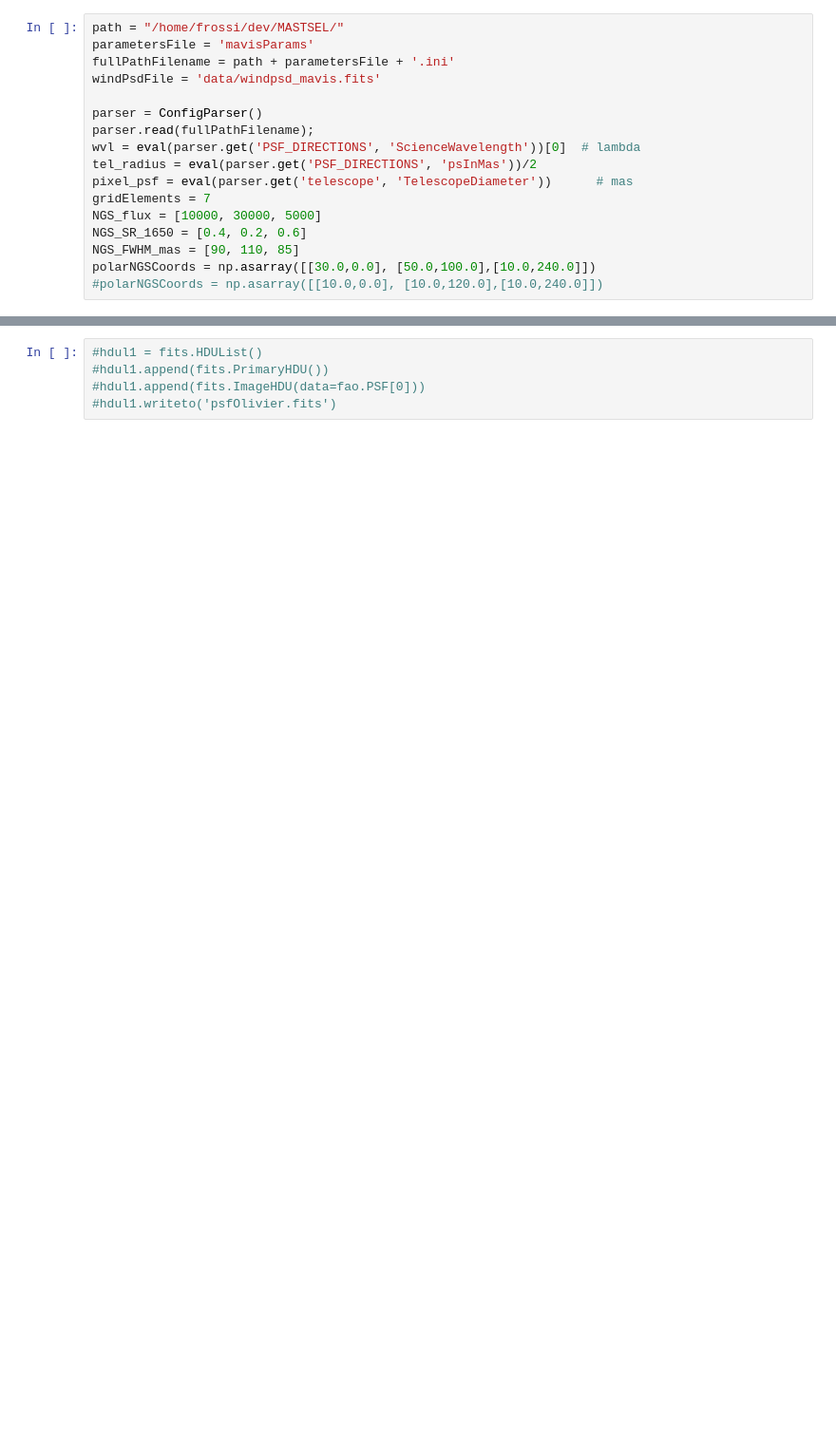
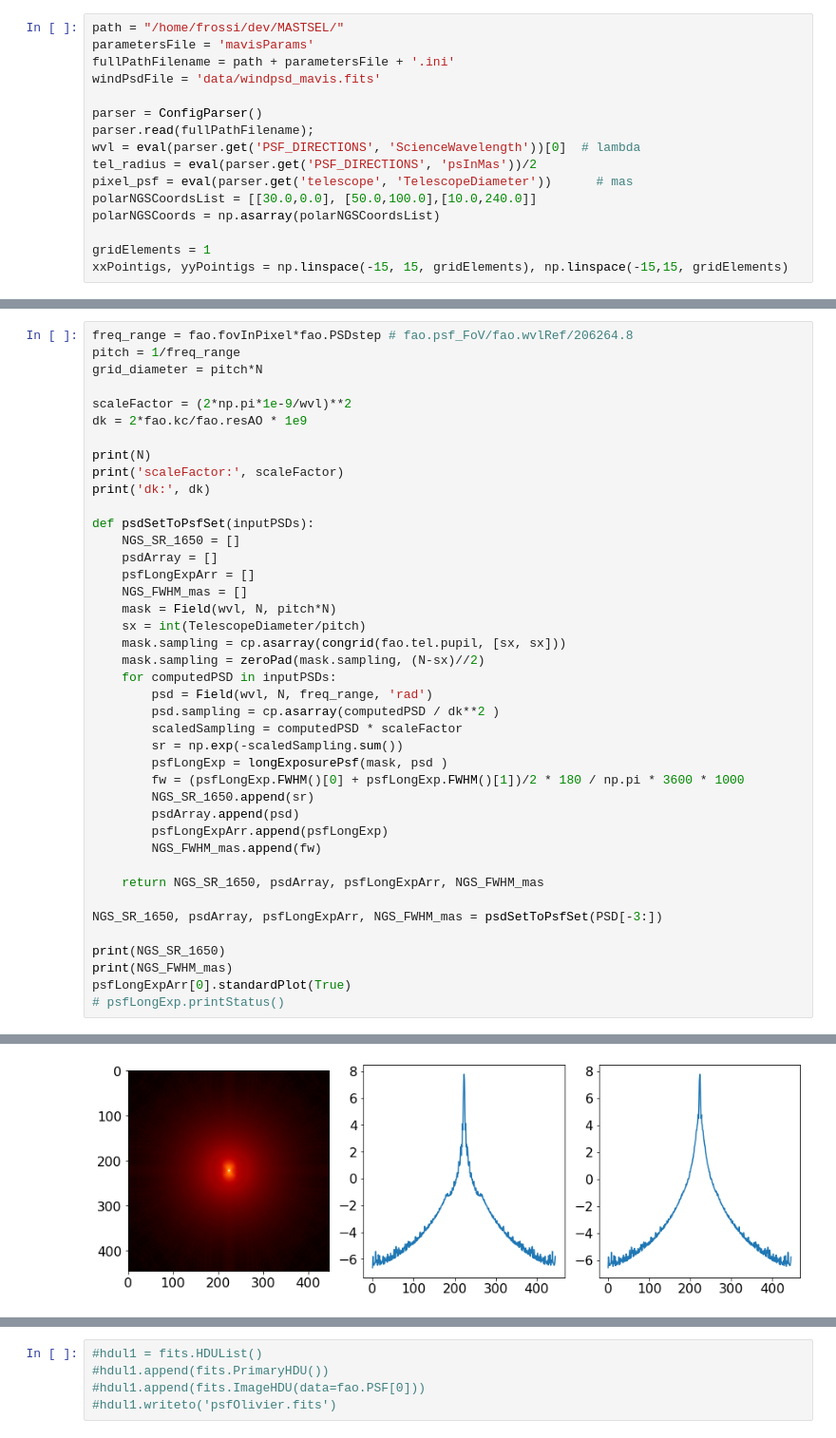
Before and after one commit to astro-tiptop/MASTSEL, a Jupyter notebook: MAVIS-CONVOLUTION.ipynb, the cells around one changed output, grey strips where cells are left out. Shown: that part at 95% size. Saved outputs shown, nothing was run; the diff lists cells and outputs as text; blank space fills up the shorter version.

```diff
--- a/MAVIS-CONVOLUTION.ipynb
+++ b/MAVIS-CONVOLUTION.ipynb
@@ -15,9 +17,8 @@ parser.read(fullPathFilename);
 wvl = eval(parser.get('PSF_DIRECTIONS', 'ScienceWavelength'))[0]  # lambda
 tel_radius = eval(parser.get('PSF_DIRECTIONS', 'psInMas'))/2
 pixel_psf = eval(parser.get('telescope', 'TelescopeDiameter'))      # mas
-gridElements = 7
-NGS_flux = [10000, 30000, 5000]
-NGS_SR_1650 = [0.4, 0.2, 0.6]
-NGS_FWHM_mas = [90, 110, 85]
-polarNGSCoords = np.asarray([[30.0,0.0], [50.0,100.0],[10.0,240.0]])
-#polarNGSCoords = np.asarray([[10.0,0.0], [10.0,120.0],[10.0,240.0]])
+polarNGSCoordsList = [[30.0,0.0], [50.0,100.0],[10.0,240.0]]
+polarNGSCoords = np.asarray(polarNGSCoordsList)
+
+gridElements = 1
+xxPointigs, yyPointigs = np.linspace(-15, 15, gridElements), np.linspace(-15,15, gridElements)
@@ -23,0 +34,42 @@ polarNGSCoords = np.asarray([[30.0,0.0], [50.0,100.0],[10.0,240.0]])
+# %%
+freq_range = fao.fovInPixel*fao.PSDstep # fao.psf_FoV/fao.wvlRef/206264.8
+pitch = 1/freq_range
+grid_diameter = pitch*N
+
+scaleFactor = (2*np.pi*1e-9/wvl)**2
+dk = 2*fao.kc/fao.resAO * 1e9
+
+print(N)
+print('scaleFactor:', scaleFactor)
+print('dk:', dk)
+
+def psdSetToPsfSet(inputPSDs):
+    NGS_SR_1650 = []
+    psdArray = []
+    psfLongExpArr = []
+    NGS_FWHM_mas = []
+    mask = Field(wvl, N, pitch*N)
+    sx = int(TelescopeDiameter/pitch)
+    mask.sampling = cp.asarray(congrid(fao.tel.pupil, [sx, sx]))
+    mask.sampling = zeroPad(mask.sampling, (N-sx)//2)
+    for computedPSD in inputPSDs:
+        psd = Field(wvl, N, freq_range, 'rad')
+        psd.sampling = cp.asarray(computedPSD / dk**2 )
+        scaledSampling = computedPSD * scaleFactor
+        sr = np.exp(-scaledSampling.sum())
+        psfLongExp = longExposurePsf(mask, psd )
+        fw = (psfLongExp.FWHM()[0] + psfLongExp.FWHM()[1])/2 * 180 / np.pi * 3600 * 1000
+        NGS_SR_1650.append(sr)
+        psdArray.append(psd)
+        psfLongExpArr.append(psfLongExp)
+        NGS_FWHM_mas.append(fw)
+
+    return NGS_SR_1650, psdArray, psfLongExpArr, NGS_FWHM_mas
+
+NGS_SR_1650, psdArray, psfLongExpArr, NGS_FWHM_mas = psdSetToPsfSet(PSD[-3:])
+
+print(NGS_SR_1650)
+print(NGS_FWHM_mas)
+psfLongExpArr[0].standardPlot(True)
+# psfLongExp.printStatus()
+# %% [output]
@@ -23,0 +82 @@ polarNGSCoords = np.asarray([[30.0,0.0], [50.0,100.0],[10.0,240.0]])
+[figure, added]
```
Also changed, not shown: parts of 12 cells of this notebook.
